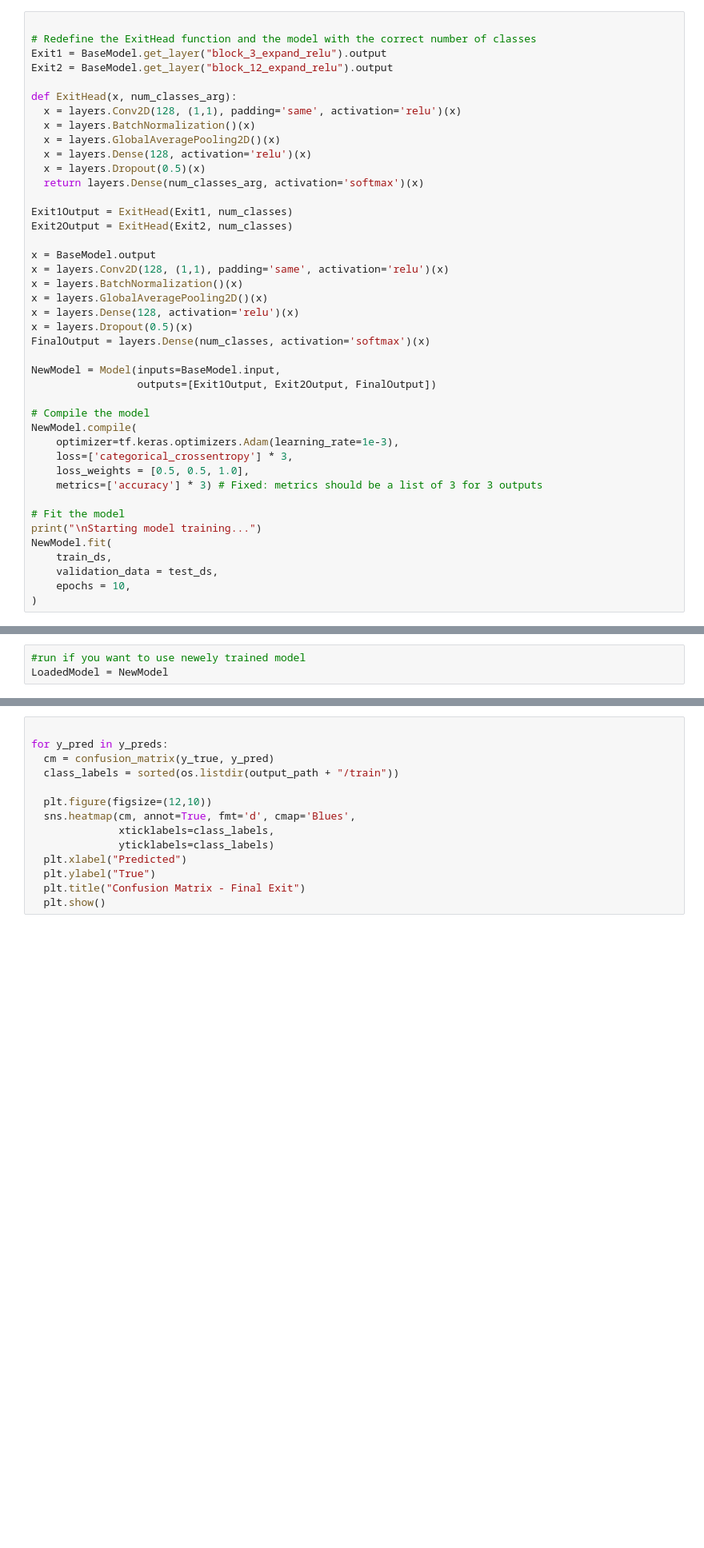
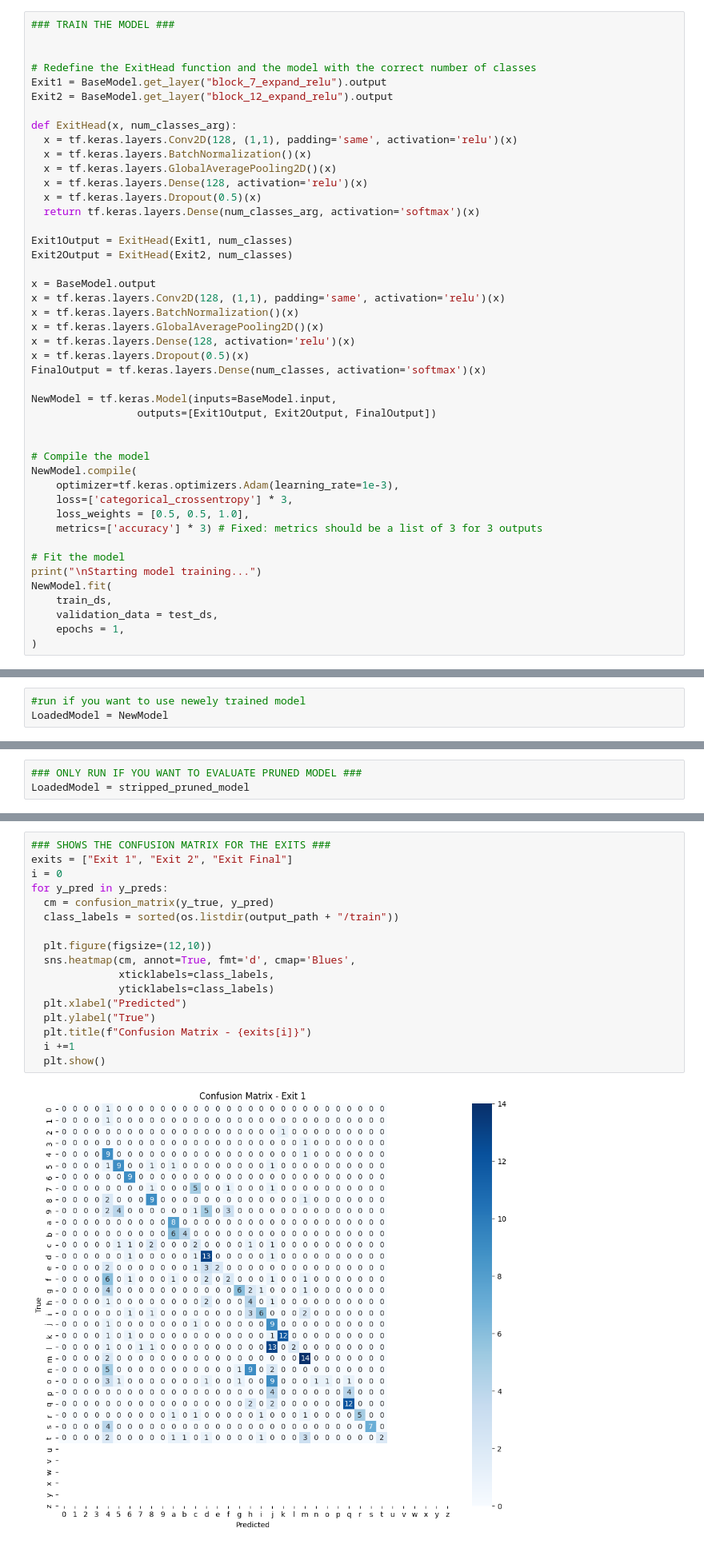
Before and after one commit to JenniferShearer/ENDG-511-Project-Repo, a Jupyter notebook: project_sam.ipynb, the cells around one changed output, grey strips where cells are left out. Shown at 80% size. Saved outputs shown, nothing was run; the diff lists cells and outputs as text; blank space fills up the shorter version.

```diff
--- a/project_sam.ipynb
+++ b/project_sam.ipynb
@@ -267,32 +271,35 @@ for images, labels_one_hot in test_ds.take(1):
 Found 35260 files belonging to 36 classes.
 Found 8815 files belonging to 36 classes.
 # %%
+### TRAIN THE MODEL ###
+
 
 # Redefine the ExitHead function and the model with the correct number of classes
-Exit1 = BaseModel.get_layer("block_3_expand_relu").output
+Exit1 = BaseModel.get_layer("block_7_expand_relu").output
 Exit2 = BaseModel.get_layer("block_12_expand_relu").output
 
 def ExitHead(x, num_classes_arg):
-  x = layers.Conv2D(128, (1,1), padding='same', activation='relu')(x)
-  x = layers.BatchNormalization()(x)
-  x = layers.GlobalAveragePooling2D()(x)
-  x = layers.Dense(128, activation='relu')(x)
-  x = layers.Dropout(0.5)(x)
-  return layers.Dense(num_classes_arg, activation='softmax')(x)
+  x = tf.keras.layers.Conv2D(128, (1,1), padding='same', activation='relu')(x)
+  x = tf.keras.layers.BatchNormalization()(x)
+  x = tf.keras.layers.GlobalAveragePooling2D()(x)
+  x = tf.keras.layers.Dense(128, activation='relu')(x)
+  x = tf.keras.layers.Dropout(0.5)(x)
+  return tf.keras.layers.Dense(num_classes_arg, activation='softmax')(x)
 
 Exit1Output = ExitHead(Exit1, num_classes)
 Exit2Output = ExitHead(Exit2, num_classes)
 
 x = BaseModel.output
-x = layers.Conv2D(128, (1,1), padding='same', activation='relu')(x)
-x = layers.BatchNormalization()(x)
-x = layers.GlobalAveragePooling2D()(x)
-x = layers.Dense(128, activation='relu')(x)
-x = layers.Dropout(0.5)(x)
-FinalOutput = layers.Dense(num_classes, activation='softmax')(x)
+x = tf.keras.layers.Conv2D(128, (1,1), padding='same', activation='relu')(x)
+x = tf.keras.layers.BatchNormalization()(x)
+x = tf.keras.layers.GlobalAveragePooling2D()(x)
+x = tf.keras.layers.Dense(128, activation='relu')(x)
+x = tf.keras.layers.Dropout(0.5)(x)
+FinalOutput = tf.keras.layers.Dense(num_classes, activation='softmax')(x)
 
-NewModel = Model(inputs=BaseModel.input,
+NewModel = tf.keras.Model(inputs=BaseModel.input,
                  outputs=[Exit1Output, Exit2Output, FinalOutput])
+
 
 # Compile the model
 NewModel.compile(
@@ -306,7 +313,7 @@ print("\nStarting model training...")
 NewModel.fit(
     train_ds,
     validation_data = test_ds,
-    epochs = 10,
+    epochs = 1,
 )
 # %% [output]
 Starting model training...
@@ -338,3 +412,6 @@ LoadedModel = NewModel
+# %%
+### ONLY RUN IF YOU WANT TO EVALUATE PRUNED MODEL ###
+LoadedModel = stripped_pruned_model
 # %%
 results = LoadedModel.evaluate(test_ds, verbose=0)
 metric_names = LoadedModel.metrics_names
@@ -432,16 +538,21 @@ for x_batch, y_batch in test_ds:
 y_preds = [np.array(y_pred0_list), np.array(y_pred1_list), np.array(y_pred2_list)]
 y_true = np.array(y_trues_list)
 # %%
-
+### SHOWS THE CONFUSION MATRIX FOR THE EXITS ###
+exits = ["Exit 1", "Exit 2", "Exit Final"]
+i = 0
 for y_pred in y_preds:
   cm = confusion_matrix(y_true, y_pred)
   class_labels = sorted(os.listdir(output_path + "/train"))
 
   plt.figure(figsize=(12,10))
   sns.heatmap(cm, annot=True, fmt='d', cmap='Blues',
               xticklabels=class_labels,
               yticklabels=class_labels)
   plt.xlabel("Predicted")
   plt.ylabel("True")
-  plt.title("Confusion Matrix - Final Exit")
+  plt.title(f"Confusion Matrix - {exits[i]}")
+  i +=1
   plt.show()
+# %% [output]
+[figure, added]
```
Also changed, not shown: parts of 23 cells of this notebook.
